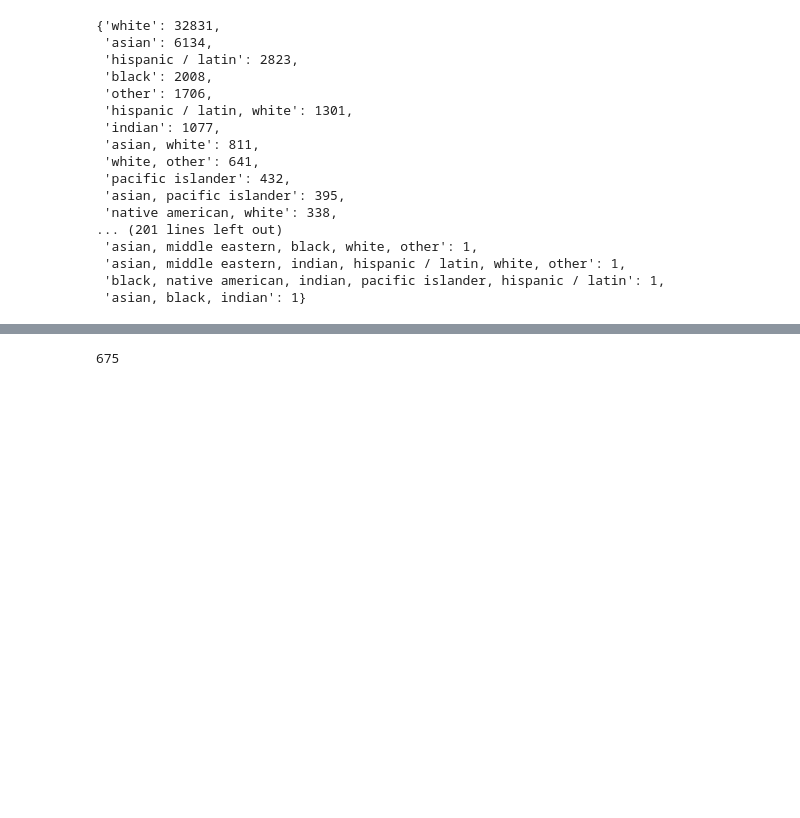
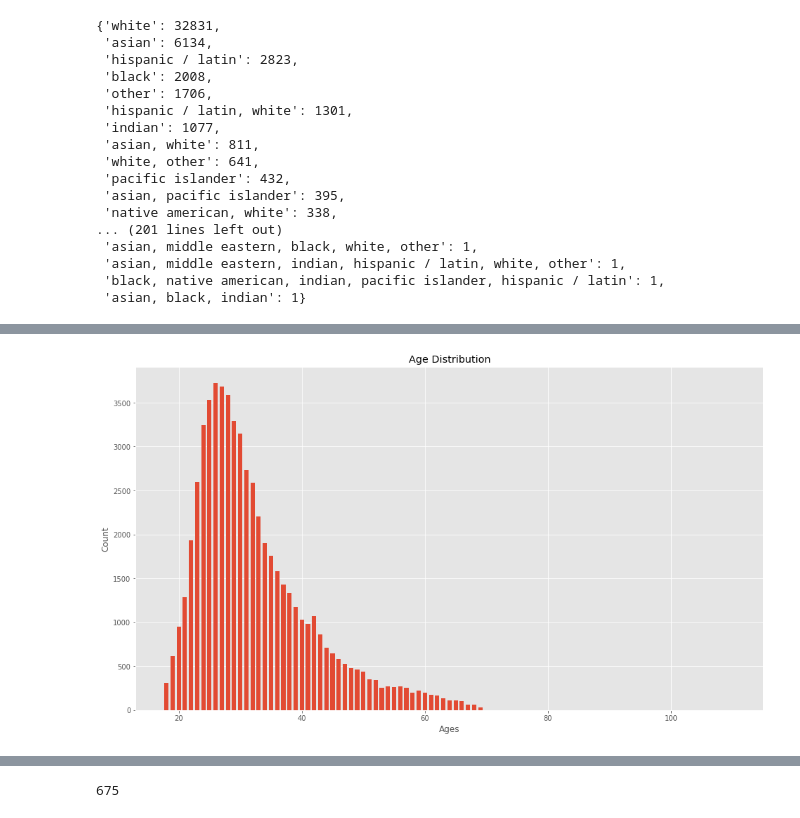
Before and after one commit to truongphamnguyen/daimil-midterm-project, a Jupyter notebook: notebooks/exploring_data.ipynb, the cells around one changed output, grey strips where cells are left out. Drawn from its saved outputs; the diff is of its cells as text; code cells hidden in the pictures; blank space fills up the shorter version.

```diff
--- a/notebooks/exploring_data.ipynb
+++ b/notebooks/exploring_data.ipynb
@@ -311,0 +342,13 @@ cupid_revised_df
+# %%
+job_df = cupid_revised_df['job'].value_counts()
+gender_df = cupid_revised_df['sex'].value_counts()
+age_df=cupid_revised_df['age'].value_counts()
+status_df=cupid_revised_df['status'].value_counts()
+eudcation_df=cupid_revised_df['education'].value_counts()
+orientation_df=cupid_revised_df['orientation'].value_counts()
+print(job_df)
+print(gender_df)
+print(age_df)
+print(status_df)
+print(eudcation_df)
+print(orientation_df)
@@ -311,0 +373,13 @@ cupid_revised_df
+# %%
+x = age_df.index
+y = age_df.values
+plt.figure(figsize=(16,9))
+
+# plt.subplot(132)
+plt.bar(x, y,width=0.7)
+plt.ylabel("Count")
+plt.xlabel("Ages")
+plt.title("Age Distribution")
+plt.savefig("../img/ages.png")
+# %% [output]
+[figure, added]
```
Also changed, not shown: parts of 17 cells of this notebook, 5 other files.
